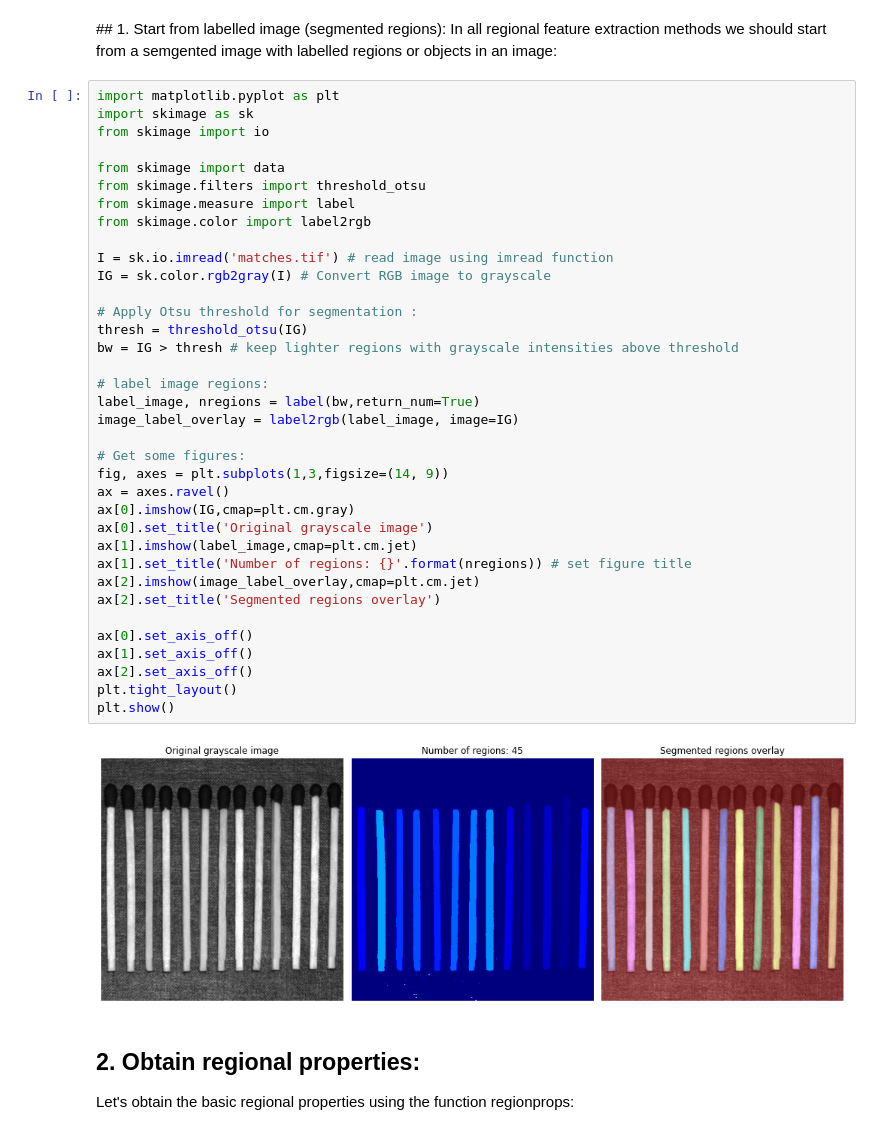
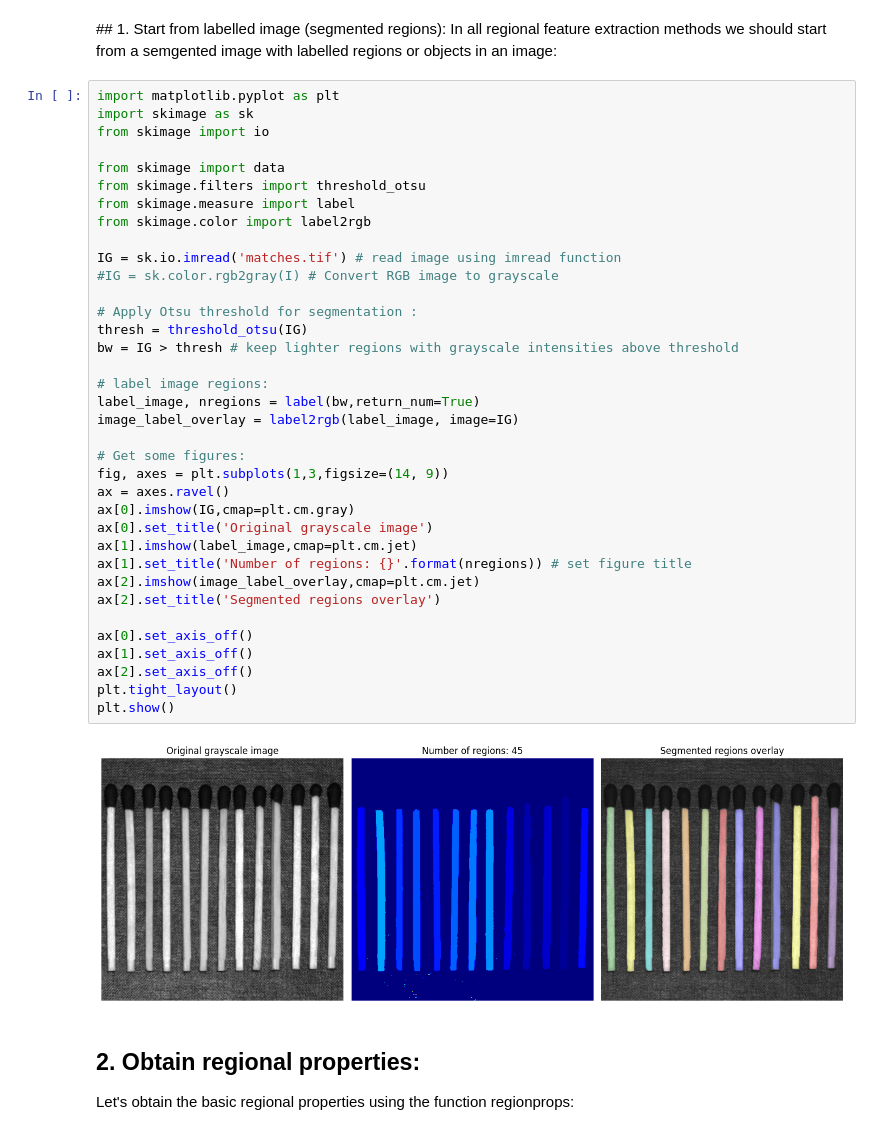
Before and after one commit to raulbenitez/Computer_Vision_IP, a Jupyter notebook: Feature extraction/regional_attributes_colab.ipynb, the cells around one changed output. Cells and saved outputs as stored; diff of their text form.

```diff
--- a/Feature extraction/regional_attributes_colab.ipynb
+++ b/Feature extraction/regional_attributes_colab.ipynb
@@ -23,36 +23,36 @@ from skimage import io
 from skimage import data
 from skimage.filters import threshold_otsu
 from skimage.measure import label
 from skimage.color import label2rgb
 
-I = sk.io.imread('matches.tif') # read image using imread function
-IG = sk.color.rgb2gray(I) # Convert RGB image to grayscale
+IG = sk.io.imread('matches.tif') # read image using imread function
+#IG = sk.color.rgb2gray(I) # Convert RGB image to grayscale
 
 # Apply Otsu threshold for segmentation :
 thresh = threshold_otsu(IG)
 bw = IG > thresh # keep lighter regions with grayscale intensities above threshold
 
 # label image regions:
 label_image, nregions = label(bw,return_num=True)
 image_label_overlay = label2rgb(label_image, image=IG)
 
 # Get some figures:
 fig, axes = plt.subplots(1,3,figsize=(14, 9))
 ax = axes.ravel()
 ax[0].imshow(IG,cmap=plt.cm.gray)
 ax[0].set_title('Original grayscale image')
 ax[1].imshow(label_image,cmap=plt.cm.jet)
 ax[1].set_title('Number of regions: {}'.format(nregions)) # set figure title
 ax[2].imshow(image_label_overlay,cmap=plt.cm.jet)
 ax[2].set_title('Segmented regions overlay')
 
 ax[0].set_axis_off()
 ax[1].set_axis_off()
 ax[2].set_axis_off()
 plt.tight_layout()
 plt.show()
 # %% [output]
-[figure, old version]
+[figure, new version]
 # %% [markdown]
 ## 2. Obtain regional properties:
 
```
Also changed, not shown: parts of 8 cells of this notebook.
